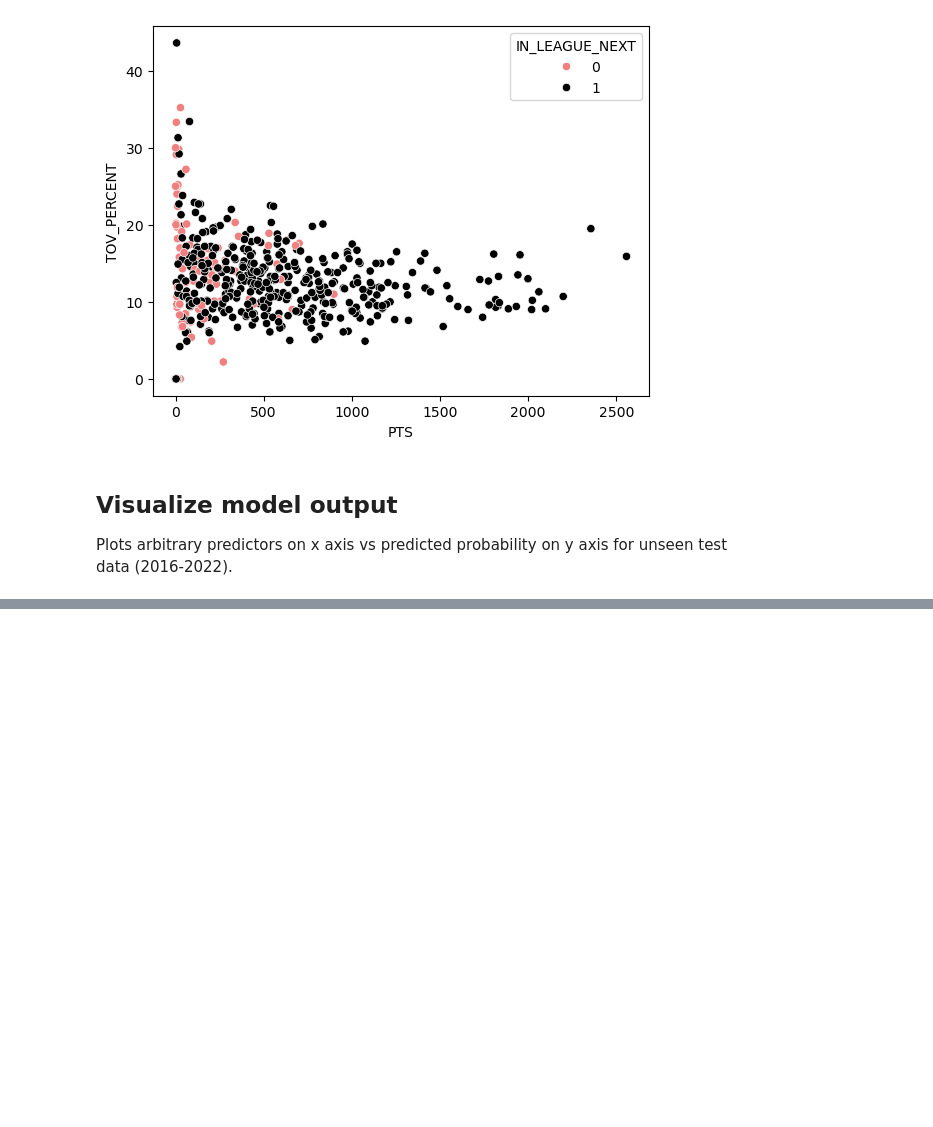
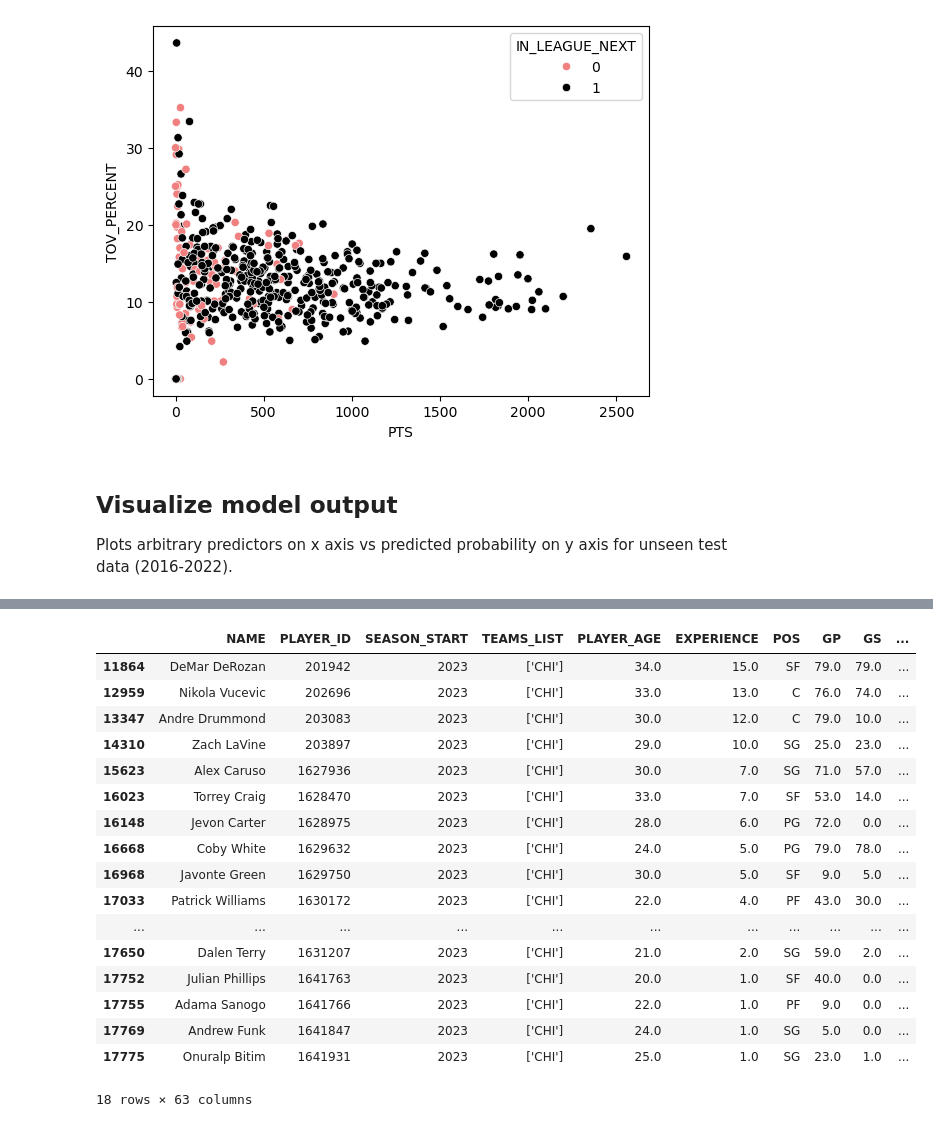
Before and after one commit to aapandy2/predicting_nba_player_retention, a Jupyter notebook: 5_FuturePredictions.ipynb, the cells around one changed output, grey strips where cells are left out. Drawn from its saved outputs; the diff is of its cells as text; code cells hidden in the pictures; blank space fills up the shorter version.

```diff
--- a/5_FuturePredictions.ipynb
+++ b/5_FuturePredictions.ipynb
@@ -117,0 +120,25 @@ visualize_test("PTS", "MIN", 2015)
+# %%
+df["TEAMS_AS_LIST"] = df.apply(lambda x: eval(x.TEAMS_LIST), axis=1)
+# %%
+df_exploded = df.explode("TEAMS_AS_LIST", ignore_index=True)
+# %%
+df_exploded.loc[(df_exploded.TEAMS_AS_LIST == "CHI") & (df_exploded.SEASON_START == 2023)]
+# %% [output]
+|  | NAME | PLAYER_ID | SEASON_START | TEAMS_LIST | PLAYER_AGE | EXPERIENCE | POS | GP | GS | ... |
+| 11864 | DeMar DeRozan | 201942 | 2023 | ['CHI'] | 34.0 | 15.0 | SF | 79.0 | 79.0 | ... |
+| 12959 | Nikola Vucevic | 202696 | 2023 | ['CHI'] | 33.0 | 13.0 | C | 76.0 | 74.0 | ... |
+| 13347 | Andre Drummond | 203083 | 2023 | ['CHI'] | 30.0 | 12.0 | C | 79.0 | 10.0 | ... |
+| 14310 | Zach LaVine | 203897 | 2023 | ['CHI'] | 29.0 | 10.0 | SG | 25.0 | 23.0 | ... |
+| 15623 | Alex Caruso | 1627936 | 2023 | ['CHI'] | 30.0 | 7.0 | SG | 71.0 | 57.0 | ... |
+| 16023 | Torrey Craig | 1628470 | 2023 | ['CHI'] | 33.0 | 7.0 | SF | 53.0 | 14.0 | ... |
+| 16148 | Jevon Carter | 1628975 | 2023 | ['CHI'] | 28.0 | 6.0 | PG | 72.0 | 0.0 | ... |
+| 16668 | Coby White | 1629632 | 2023 | ['CHI'] | 24.0 | 5.0 | PG | 79.0 | 78.0 | ... |
+| 16968 | Javonte Green | 1629750 | 2023 | ['CHI'] | 30.0 | 5.0 | SF | 9.0 | 5.0 | ... |
+| 17033 | Patrick Williams | 1630172 | 2023 | ['CHI'] | 22.0 | 4.0 | PF | 43.0 | 30.0 | ... |
+| ... | ... | ... | ... | ... | ... | ... | ... | ... | ... | ... |
+| 17650 | Dalen Terry | 1631207 | 2023 | ['CHI'] | 21.0 | 2.0 | SG | 59.0 | 2.0 | ... |
+| 17752 | Julian Phillips | 1641763 | 2023 | ['CHI'] | 20.0 | 1.0 | SF | 40.0 | 0.0 | ... |
+| 17755 | Adama Sanogo | 1641766 | 2023 | ['CHI'] | 22.0 | 1.0 | PF | 9.0 | 0.0 | ... |
+| 17769 | Andrew Funk | 1641847 | 2023 | ['CHI'] | 24.0 | 1.0 | SG | 5.0 | 0.0 | ... |
+| 17775 | Onuralp Bitim | 1641931 | 2023 | ['CHI'] | 25.0 | 1.0 | SG | 23.0 | 1.0 | ... |
+18 rows × 63 columns
```
Also changed, not shown: parts of 5 cells of this notebook.
